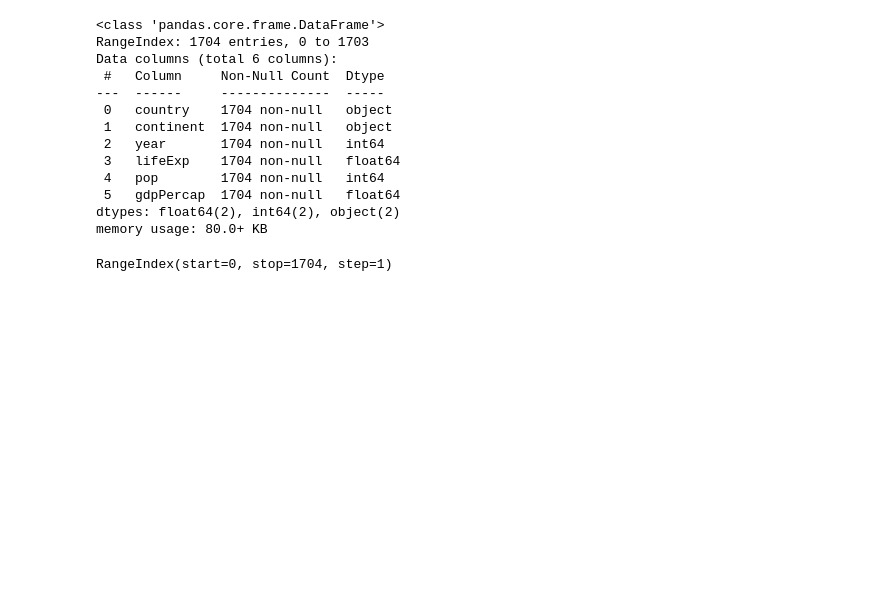
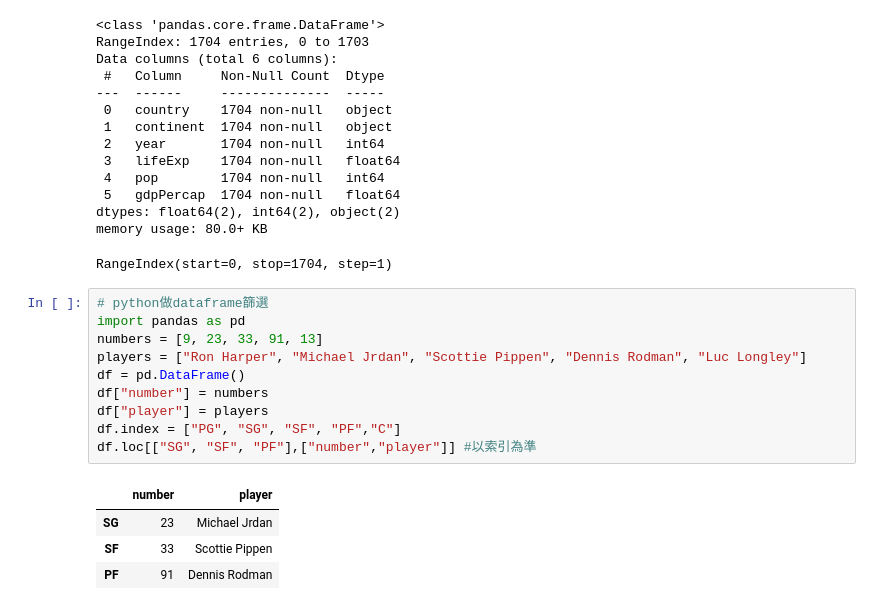
Before and after one commit to astalee812/Python-Practice, a Jupyter notebook: Data Science in Action.ipynb, the cells around one changed output. Drawn from its saved outputs; the diff is of its cells as text; blank space fills up the shorter version.

```diff
--- a/Data Science in Action.ipynb
+++ b/Data Science in Action.ipynb
@@ -182,3 +182,18 @@ Data columns (total 6 columns):
 dtypes: float64(2), int64(2), object(2)
 memory usage: 80.0+ KB
 RangeIndex(start=0, stop=1704, step=1)
+# %%
+# python做dataframe篩選
+import pandas as pd
+numbers = [9, 23, 33, 91, 13]
+players = ["Ron Harper", "Michael Jrdan", "Scottie Pippen", "Dennis Rodman", "Luc Longley"]
+df = pd.DataFrame()
+df["number"] = numbers
+df["player"] = players
+df.index = ["PG", "SG", "SF", "PF","C"]
+df.loc[["SG", "SF", "PF"],["number","player"]] #以索引為準
+# %% [output]
+|  | number | player |
+| SG | 23 | Michael Jrdan |
+| SF | 33 | Scottie Pippen |
+| PF | 91 | Dennis Rodman |
```
Also changed, not shown: parts of 3 cells of this notebook.
